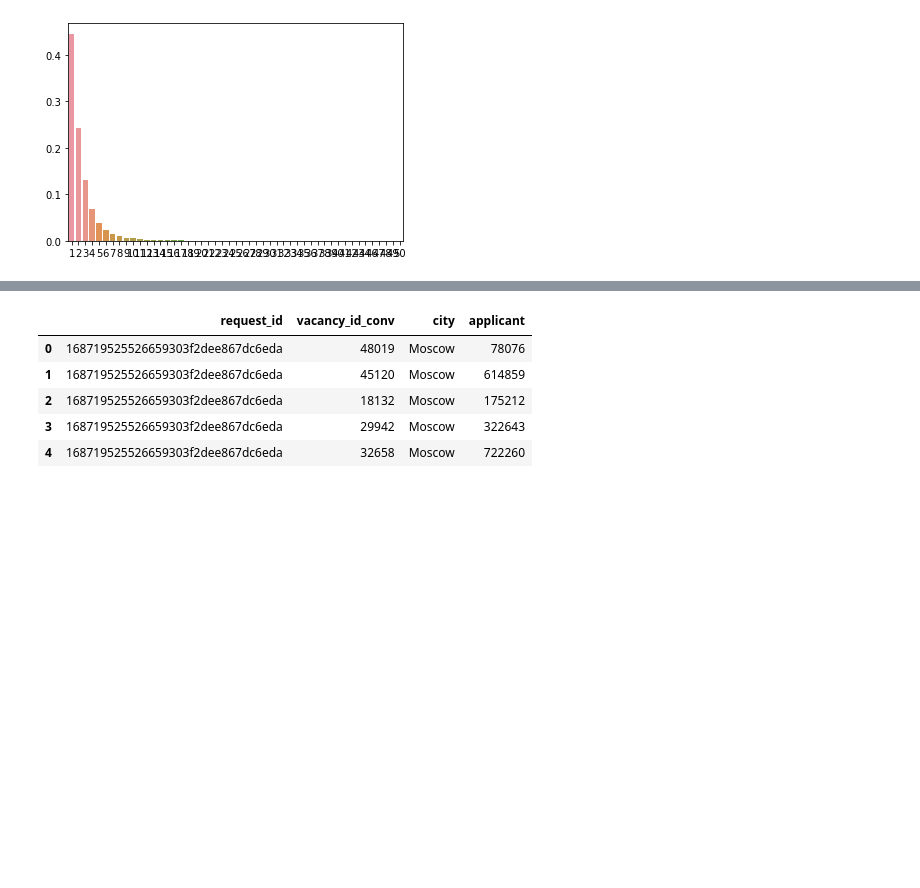
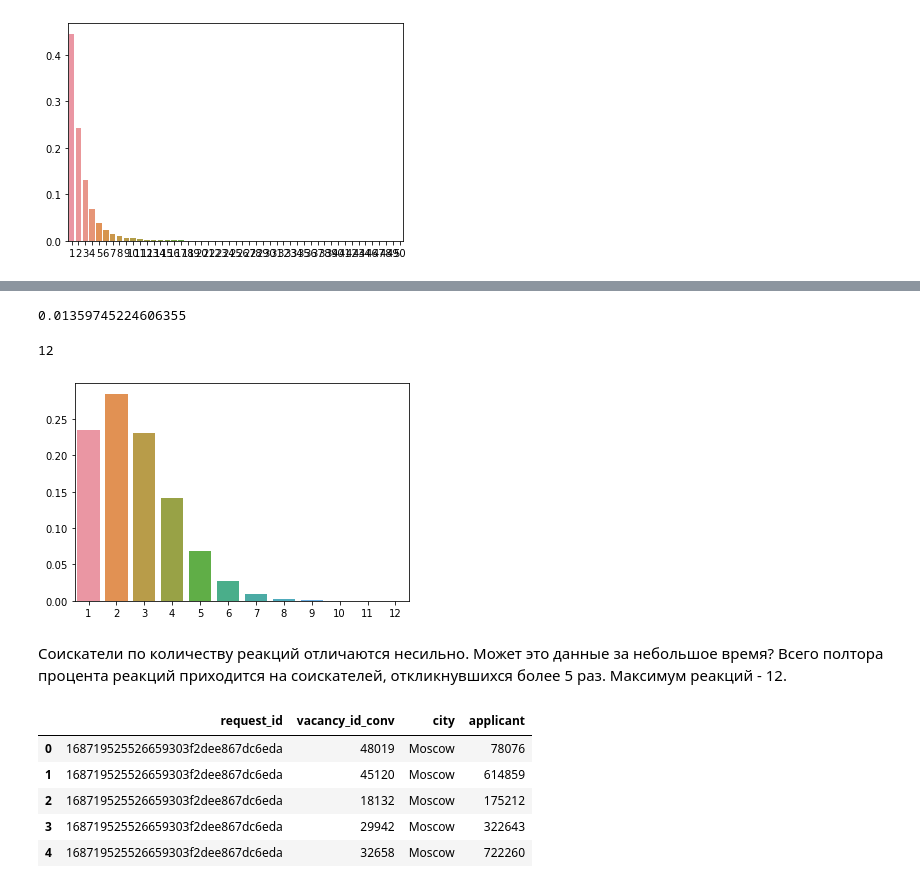
Before and after one commit to gbrs/career_path_analytics_2023, a Jupyter notebook: eda.ipynb, the cells around one changed output, grey strips where cells are left out. Cells and saved outputs as stored; diff of their text form; code cells hidden in the pictures; blank space fills up the shorter version.

```diff
--- a/eda.ipynb
+++ b/eda.ipynb
@@ -284,0 +331,3 @@ sns.barplot(y=request_id_freq.values, x=request_id_freq.index);
+# %%
+applicant_freq = serps.groupby('applicant').count().vacancy_id_conv.value_counts(normalize=True)
+applicant_freq.head(10)
@@ -285,3 +346,17 @@ sns.barplot(y=request_id_freq.values, x=request_id_freq.index);
+# %%
+applicant_freq[6:].sum()
+# %% [output]
+0.01359745224606355
+# %%
+applicant_freq.index.max()
+# %% [output]
+12
+# %%
+sns.barplot(y=applicant_freq.values, x=applicant_freq.index);
+# %% [output]
+[figure, added]
+# %% [markdown]
+Соискатели по количеству реакций отличаются несильно. Может это данные за небольшое время? Всего полтора процента реакций приходится на соискателей, откликнувшихся более 5 раз. Максимум реакций - 12.
 # %%
 serps.vacancy_id_conv.value_counts()
 # %%
```
Also changed, not shown: parts of 17 cells of this notebook.
